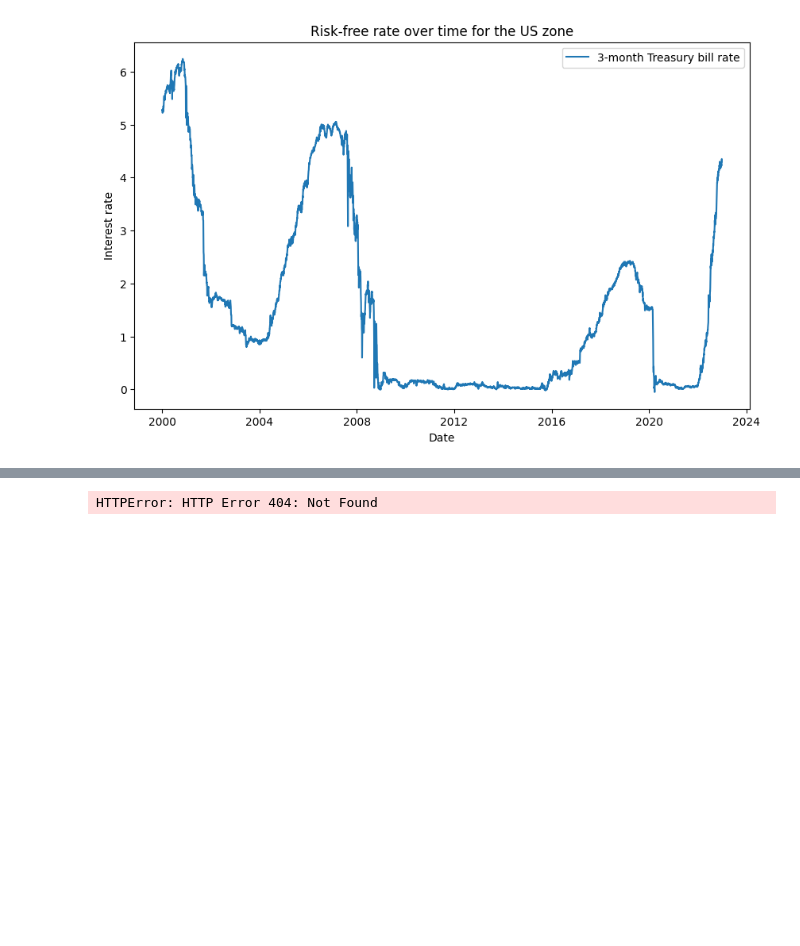
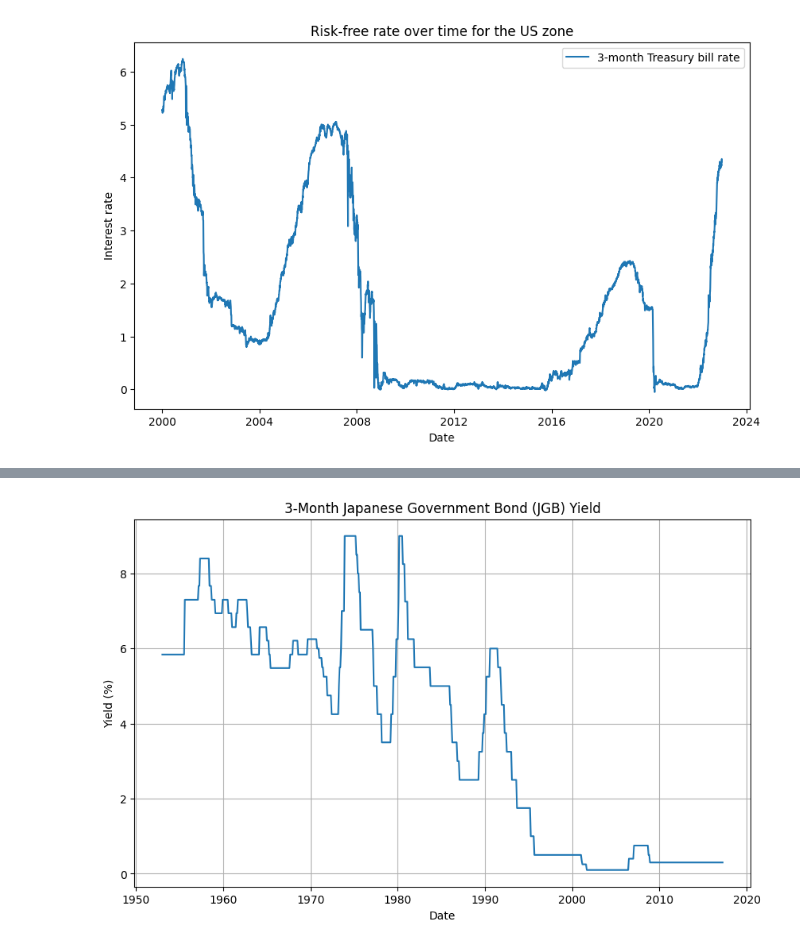
Before and after one commit to dkn-maida/farscape-investment, a Jupyter notebook: equity_alpha.ipynb, the cells around one changed output, grey strips where cells are left out. Saved outputs shown, nothing was run; the diff lists cells and outputs as text; code cells hidden in the pictures; blank space fills up the shorter version.

Commit message:
added some risk free rates

```diff
--- a/equity_alpha.ipynb
+++ b/equity_alpha.ipynb
@@ -110,23 +87,37 @@ HTTPError: HTTP Error 404: Not Found
-# %%
-import pandas as pd
-import matplotlib.pyplot as plt
-
-# Set the URL for the data
-url = 'https://www.snb.ch/en/ifor/stat/statrep/download/datarep_1_1/id_datarep_1_1_CHF_LIBOR_3M_19860101_99991231_CSV0.csv'
-
-# Use pandas to read the CSV data from the URL and parse the date column
-risk_free_rate = pd.read_csv(url, header=0, index_col=0, parse_dates=True)
-
-# Rename the column to 'Libor_3M' for clarity
-risk_free_rate.rename(columns={'CHF 3 month Libor (daily)': 'Libor_3M'}, inplace=True)
-
-# Plot the risk-free rate over time
-fig, ax = plt.subplots(figsize=(10, 6))
-ax.plot(risk_free_rate.index, risk_free_rate['Libor_3M'], label='3-month Swiss franc Libor rate')
-ax.set_xlabel('Date')
-ax.set_ylabel('Interest rate')
-ax.set_title('Risk-free rate over time in Switzerland')
-ax.legend()
-plt.show()
-# %% [output]
-HTTPError: HTTP Error 404: Not Found
+# %%
+import requests
+import pandas as pd
+import matplotlib.pyplot as plt
+
+# Replace 'your_api_key' with your actual FRED API key
+api_key = '2f15c96b46530fde1b1992a64c64650e'
+
+# FRED API URL for 3-Month Japanese Government Bond (JGB) yield data
+url = f'https://api.stlouisfed.org/fred/series/observations?series_id=INTDSRJPM193N&api_key={api_key}&file_type=json'
+
+# Send the request to the API
+response = requests.get(url)
+
+# Check if the request was successful
+if response.status_code == 200:
+    data = response.json()
+    data_points = data['observations']
+
+    # Convert the data to a pandas DataFrame
+    df = pd.DataFrame(data_points, columns=['date', 'value'])
+    df['date'] = pd.to_datetime(df['date'])
+    df['value'] = pd.to_numeric(df['value'], errors='coerce')
+
+    # Plot the data
+    plt.figure(figsize=(10, 6))
+    plt.plot(df['date'], df['value'])
+    plt.title('3-Month Japanese Government Bond (JGB) Yield')
+    plt.xlabel('Date')
+    plt.ylabel('Yield (%)')
+    plt.grid()
+    plt.show()
+
+else:
+    print(f"Error fetching data. Status code: {response.status_code}")
+# %% [output]
+[figure, added]
```
Also changed, not shown: parts of 5 cells of this notebook, 1 other file.
